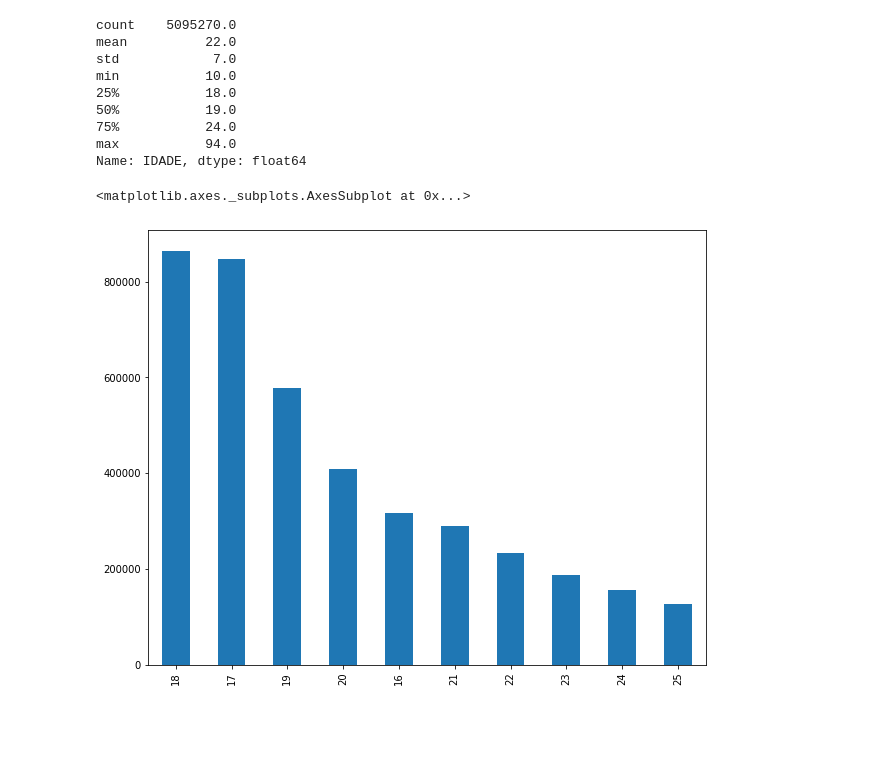
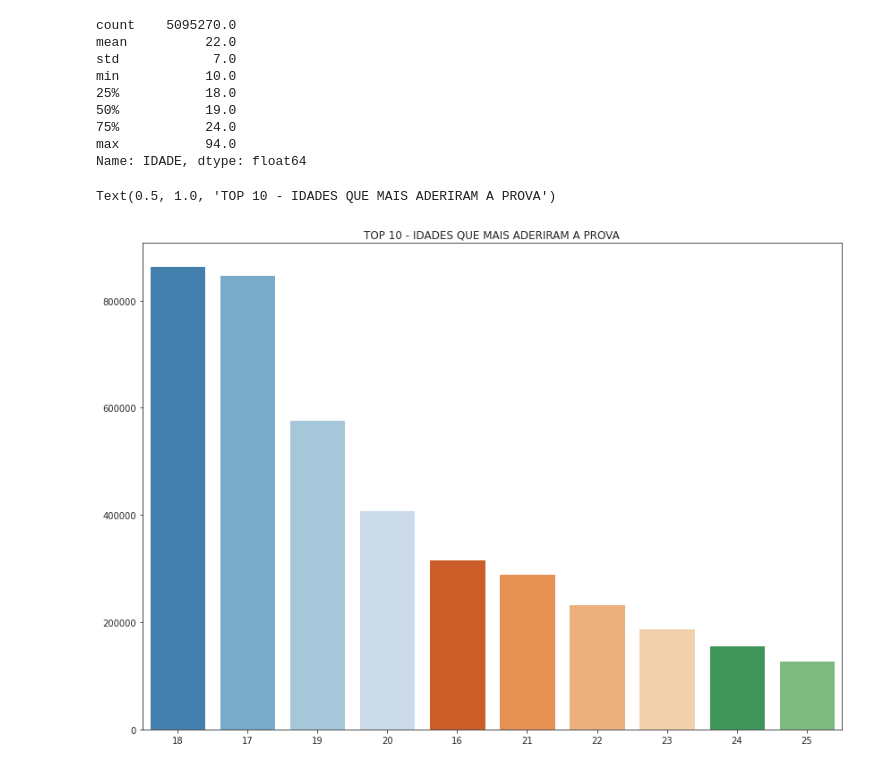
Before and after one commit to Alberto-Oliveira-Barbosa/analise_enem, a Jupyter notebook: Analise_Enem.ipynb, the cells around one changed output. Cells and saved outputs as stored; diff of their text form; code cells hidden in the pictures; blank space fills up the shorter version.

```diff
--- a/Analise_Enem.ipynb
+++ b/Analise_Enem.ipynb
@@ -52,3 +47,17 @@ from zipfile import ZipFile
+# %%
+# Demais bibliotecas
+import os
+import requests
+from zipfile import ZipFile
+import pandas as pd
+import numpy as np
+import seaborn as sns
+import matplotlib.pyplot as plt
+
+# configurações do notebook
+plt.rcParams['figure.figsize'] = [14, 10]
+plt.rcParams['axes.formatter.useoffset'] = False
+sns.set_palette('tab20c')
 # %% [markdown]
 ## Criação dos diretórios do projeto e obtenção dos dados para análise.
 # %%
@@ -699,9 +708,3 @@ only showing top 20 rows
 socioeconomico.repartition(1).write.format('com.databricks.spark.csv').mode('overwrite').option("header", "true").save('./DADOS/REFINED/SOCIOECONOMICO/')
 # %% [markdown]
 # Parte 2 - Análise Exploratória
-# %%
-import pandas as pd
-import numpy as np
-import seaborn as sns
-import matplotlib.pyplot as plt
-plt.rcParams['figure.figsize'] = [10, 8]
@@ -710,3 +713,7 @@ df_participantes = pd.read_csv('/content/DADOS/REFINED/PARTICIPANTES/part-00000-
+# %%
+diretorio = '/content/DADOS/REFINED/PARTICIPANTES/'
+local_file = diretorio + os.listdir(diretorio)[0]
+df_participantes = pd.read_csv( local_file , sep=',')
 # %%
 df_participantes.head()
 # %% [output]
@@ -776,8 +783,10 @@ max           94.0
 Name: IDADE, dtype: float64
 # %%
 #Top 10  idades com mais participantes que fizeram as provas (treineiros + normais)
-df_participantes['IDADE'].value_counts().head(10).plot(kind='bar')
+y = df_participantes['IDADE'].value_counts().head(10).sort_values(ascending=False).values
+x = df_participantes['IDADE'].value_counts().head(10).sort_values(ascending=False).index.map(str)
+sns.barplot(y=y, x=x).set_title('TOP 10 - IDADES QUE MAIS ADERIRAM A PROVA')
 # %% [output]
-<matplotlib.axes._subplots.AxesSubplot at 0x...>
+Text(0.5, 1.0, 'TOP 10 - IDADES QUE MAIS ADERIRAM A PROVA')
-[figure, old version]
+[figure, new version]
 # %%
```
Also changed, not shown: parts of 17 cells of this notebook.
